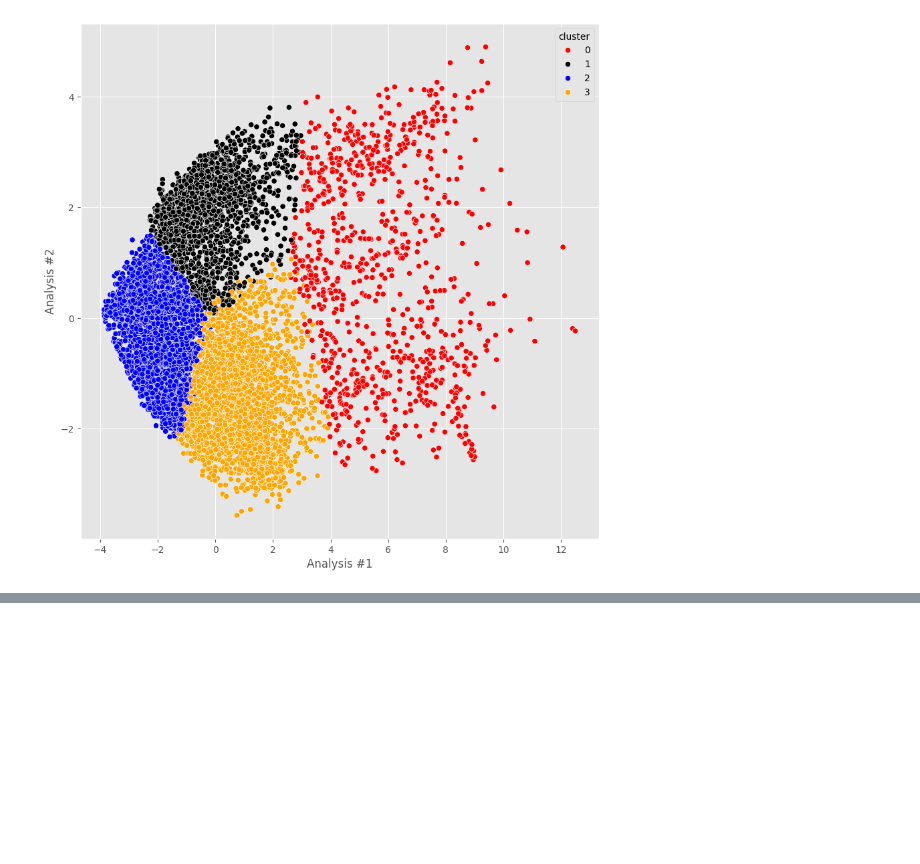
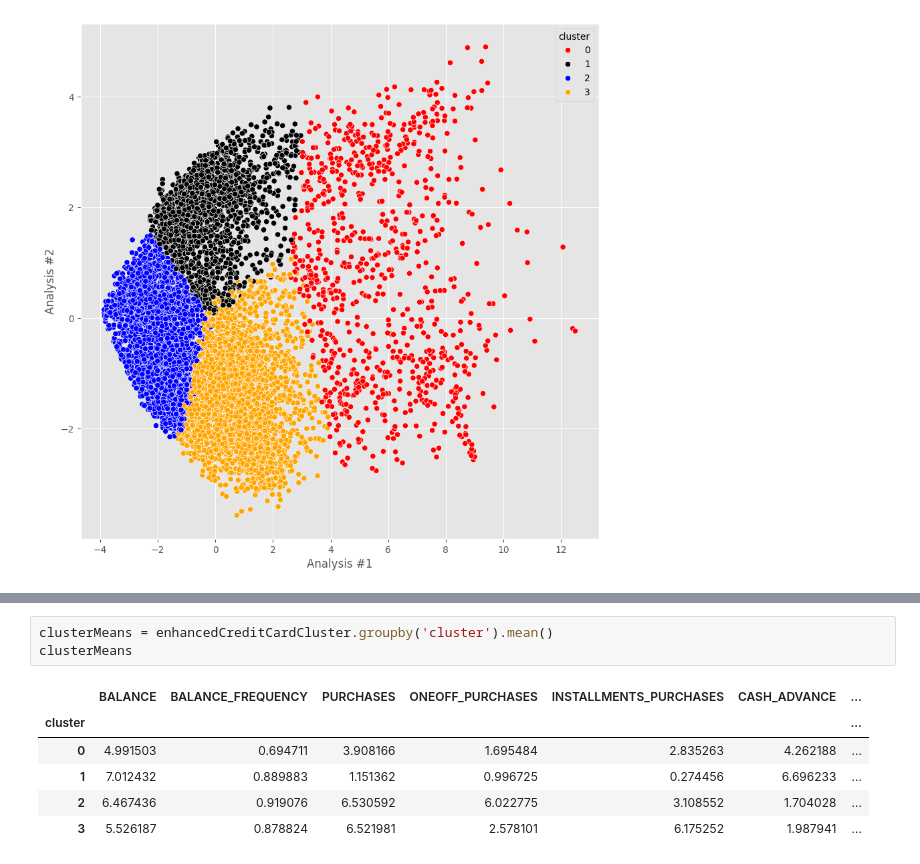
Before and after one commit to blinKAlliance/Unsupervised-Machine-Learning---Credit-Card-Clustering, a Jupyter notebook: creditCardClusting.ipynb, the cells around one changed output, grey strips where cells are left out. Saved outputs shown, nothing was run; the diff lists cells and outputs as text; blank space fills up the shorter version.

```diff
--- a/creditCardClusting.ipynb
+++ b/creditCardClusting.ipynb
@@ -605,3 +629,13 @@ plt.show()
+# %%
+clusterMeans = enhancedCreditCardCluster.groupby('cluster').mean()
+clusterMeans
+# %% [output]
+|  | BALANCE | BALANCE_FREQUENCY | PURCHASES | ONEOFF_PURCHASES | INSTALLMENTS_PURCHASES | CASH_ADVANCE | ... |
+| cluster |  |  |  |  |  |  | ... |
+| 0 | 4.991503 | 0.694711 | 3.908166 | 1.695484 | 2.835263 | 4.262188 | ... |
+| 1 | 7.012432 | 0.889883 | 1.151362 | 0.996725 | 0.274456 | 6.696233 | ... |
+| 2 | 6.467436 | 0.919076 | 6.530592 | 6.022775 | 3.108552 | 1.704028 | ... |
+| 3 | 5.526187 | 0.878824 | 6.521981 | 2.578101 | 6.175252 | 1.987941 | ... |
 # %% [markdown]
 <div style="background-color: #add8e6; padding: 10px; color: black; padding-top: 2rem; padding-left: 1rem">
 
```
Also changed, not shown: parts of 8 cells of this notebook, 1 other file.
